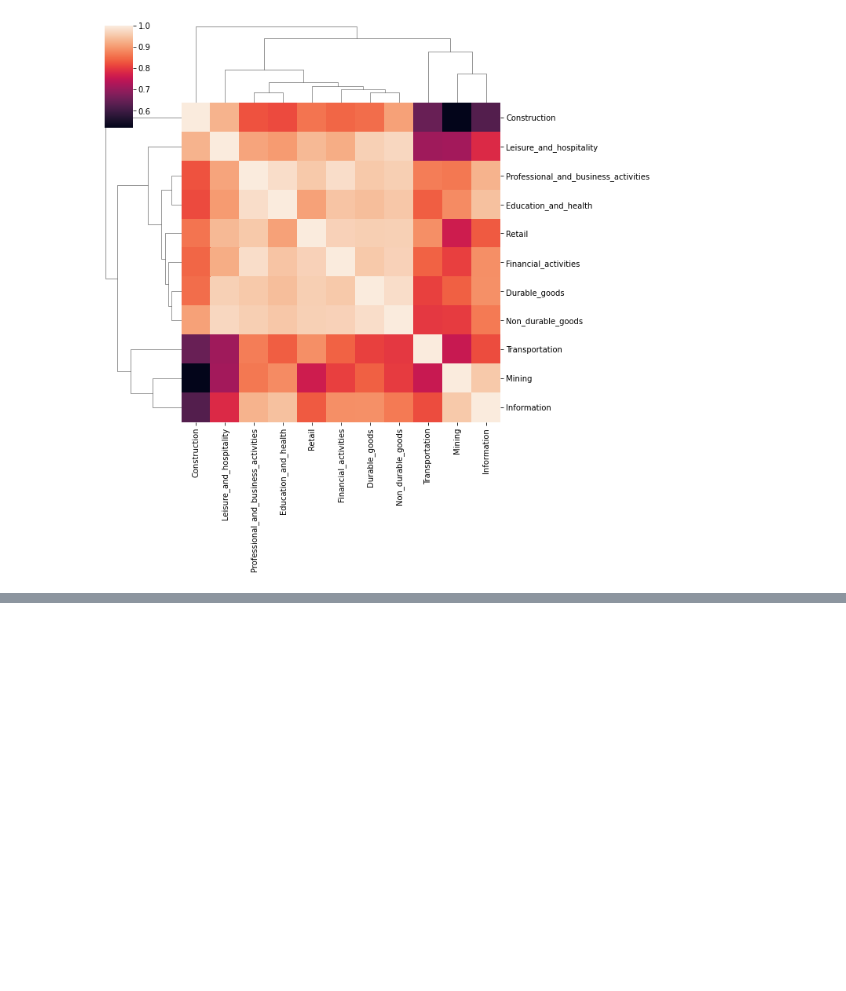
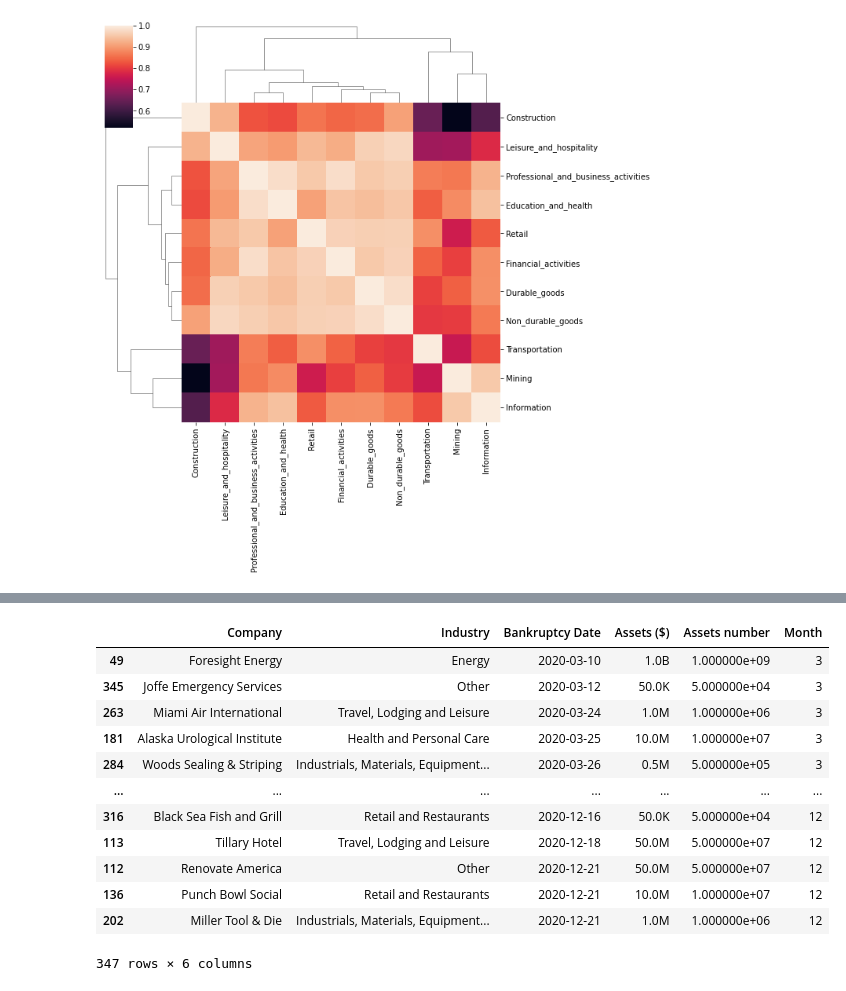
Before and after one commit to Rcidm1994/Project1, a Jupyter notebook: Main.ipynb, the cells around one changed output, grey strips where cells are left out. Saved outputs shown, nothing was run; the diff lists cells and outputs as text; code cells hidden in the pictures; blank space fills up the shorter version.

```diff
--- a/Main.ipynb
+++ b/Main.ipynb
@@ -1342,0 +1477,41 @@ Correlation for Industries on COVID Months
+# %%
+# Time series of industries that bankrupted
+year_date = []
+
+for date in c_dataset['Bankruptcy Date']:
+    #print(date)
+    new_date = date.split('-')
+    new_date.append('2020')
+    final = "-".join(new_date)
+    year_date.append(final)
+
+
+# Setting data as date to sort
+c_dataset['Bankruptcy Date'] = year_date
+c_dataset['Bankruptcy Date'] = pd.to_datetime(c_dataset['Bankruptcy Date'])
+data_sorted = c_dataset.sort_values(by='Bankruptcy Date')
+
+# Extracting month from the date
+
+new_month = []
+for month in data_sorted['Bankruptcy Date']:
+    new_month.append(month.month)
+
+# Adding month as a new column
+
+data_sorted['Month'] = new_month
+display(data_sorted)
+# %% [output]
+|  | Company | Industry | Bankruptcy Date | Assets ($) | Assets number | Month |
+| 49 | Foresight Energy | Energy | 2020-03-10 | 1.0B | 1.000000e+09 | 3 |
+| 345 | Joffe Emergency Services | Other | 2020-03-12 | 50.0K | 5.000000e+04 | 3 |
+| 263 | Miami Air International | Travel, Lodging and Leisure | 2020-03-24 | 1.0M | 1.000000e+06 | 3 |
+| 181 | Alaska Urological Institute | Health and Personal Care | 2020-03-25 | 10.0M | 1.000000e+07 | 3 |
+| 284 | Woods Sealing & Striping | Industrials, Materials, Equipment... | 2020-03-26 | 0.5M | 5.000000e+05 | 3 |
+| ... | ... | ... | ... | ... | ... | ... |
+| 316 | Black Sea Fish and Grill | Retail and Restaurants | 2020-12-16 | 50.0K | 5.000000e+04 | 12 |
+| 113 | Tillary Hotel | Travel, Lodging and Leisure | 2020-12-18 | 50.0M | 5.000000e+07 | 12 |
+| 112 | Renovate America | Other | 2020-12-21 | 50.0M | 5.000000e+07 | 12 |
+| 136 | Punch Bowl Social | Retail and Restaurants | 2020-12-21 | 10.0M | 1.000000e+07 | 12 |
+| 202 | Miller Tool & Die | Industrials, Materials, Equipment... | 2020-12-21 | 1.0M | 1.000000e+06 | 12 |
+347 rows × 6 columns
```
Also changed, not shown: parts of 9 cells of this notebook, 1 other file.
